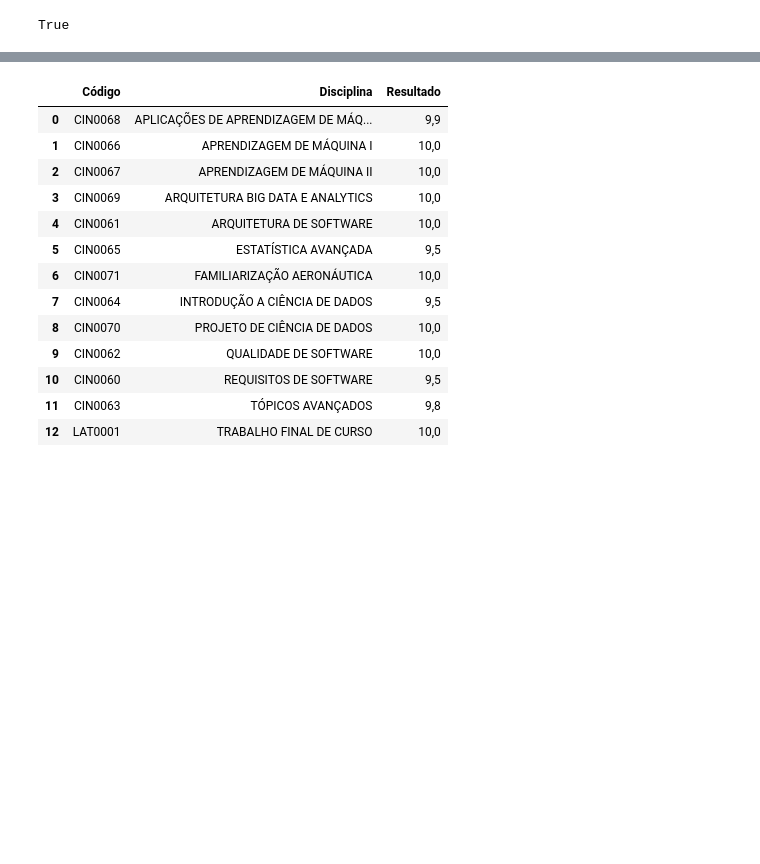
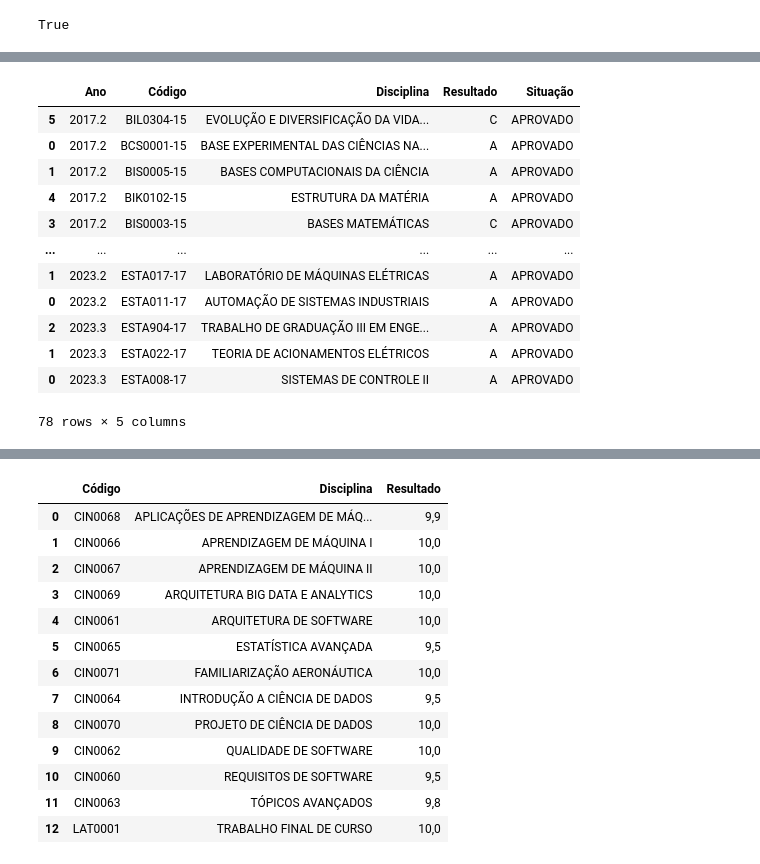
Before and after one commit to azzolinovarella/azzolinovarella.github.io, a Jupyter notebook: notebooks/02-Teste.ipynb, the cells around one changed output, grey strips where cells are left out. Cells and saved outputs as stored; diff of their text form; code cells hidden in the pictures; blank space fills up the shorter version.

```diff
--- a/notebooks/02-Teste.ipynb
+++ b/notebooks/02-Teste.ipynb
@@ -22 +154,34 @@ MAX_TIME_TO_WAIT = 20
+# %%
+options = Options()
+options.add_argument('--disable-gpu')  # Desabilita a aceleração de GPU (opcional)
+options.add_argument('--window-position=0,-1800')  # Para mover para o monitor de cima
+options.add_argument('--start-maximized')  # Deixa em tela cheia
+# options.add_argument('--headless')  # Ativa o modo headless
+
+credentials = {
+    'username': os.environ['UFABC-USERNAME'],
+    'password': os.environ['UFABC-PASSWORD']
+}
+
+ufabc_scraper = SigaaScraper(options=options, credentials=credentials, max_time_to_wait=10, sigaa_base_url='http://sig.ufabc.edu.br/sigaa')
+ufabc_scraper.login()
+df_ufabc = ufabc_scraper.get_grades_df()
+df_ufabc = df_ufabc[df_ufabc['Situação'] != 'CANCELADO'].sort_values('Ano', ascending=True)
+ufabc_scraper.shutdown()
+
+df_ufabc
+# %% [output]
+|  | Ano | Código | Disciplina | Resultado | Situação |
+| 5 | 2017.2 | BIL0304-15 | EVOLUÇÃO E DIVERSIFICAÇÃO DA VIDA... | C | APROVADO |
+| 0 | 2017.2 | BCS0001-15 | BASE EXPERIMENTAL DAS CIÊNCIAS NA... | A | APROVADO |
+| 1 | 2017.2 | BIS0005-15 | BASES COMPUTACIONAIS DA CIÊNCIA | A | APROVADO |
+| 4 | 2017.2 | BIK0102-15 | ESTRUTURA DA MATÉRIA | A | APROVADO |
+| 3 | 2017.2 | BIS0003-15 | BASES MATEMÁTICAS | C | APROVADO |
+| ... | ... | ... | ... | ... | ... |
+| 1 | 2023.2 | ESTA017-17 | LABORATÓRIO DE MÁQUINAS ELÉTRICAS | A | APROVADO |
+| 0 | 2023.2 | ESTA011-17 | AUTOMAÇÃO DE SISTEMAS INDUSTRIAIS | A | APROVADO |
+| 2 | 2023.3 | ESTA904-17 | TRABALHO DE GRADUAÇÃO III EM ENGE... | A | APROVADO |
+| 1 | 2023.3 | ESTA022-17 | TEORIA DE ACIONAMENTOS ELÉTRICOS | A | APROVADO |
+| 0 | 2023.3 | ESTA008-17 | SISTEMAS DE CONTROLE II | A | APROVADO |
+78 rows × 5 columns
 # %%
```
Also changed, not shown: parts of 15 cells of this notebook.
